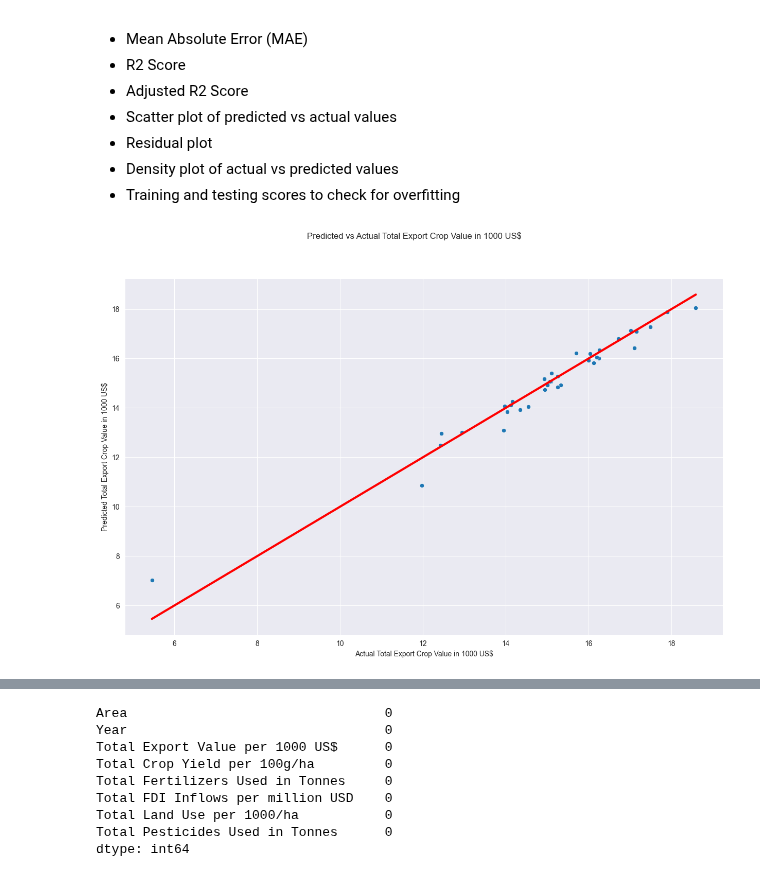
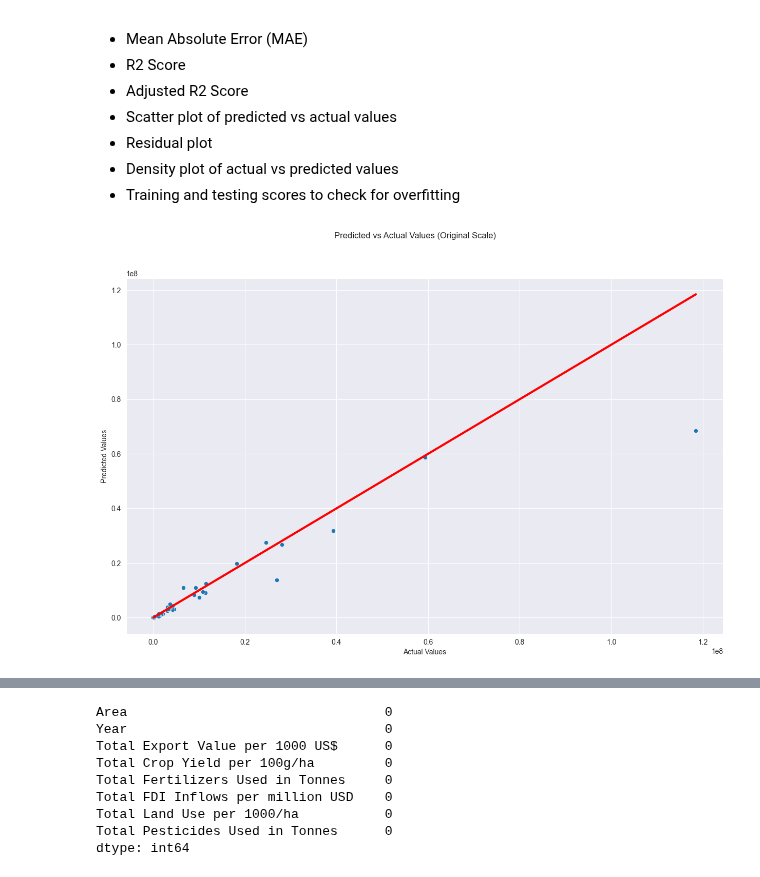
Before and after one commit to tnaccarato/Crop-Forcasting-MLP, a Jupyter notebook: MLP.ipynb, the cells around one changed output, grey strips where cells are left out. Saved outputs shown, nothing was run; the diff lists cells and outputs as text; code cells hidden in the pictures.

```diff
--- a/MLP.ipynb
+++ b/MLP.ipynb
@@ -1532,15 +1532,21 @@ In this section, I will evaluate the model using the following metrics:
 - Density plot of actual vs predicted values
 - Training and testing scores to check for overfitting
 # %%
+# Predict the test results
+y_pred_test = bagging_model.predict(X_test_processed)
+# Reverse the log transformation
+y_pred_test_original = np.expm1(y_pred_test)
+y_test_original = np.expm1(y_test)
+
 # Plotting the results as a scatter plot
 fig, ax = plt.subplots(figsize=(15,9))
-plt.suptitle("Predicted vs Actual Total Export Crop Value in 1000 US$")
-sns.scatterplot(x=y_test, y=y_pred, ax=ax)
-# Add a line for predicted values
-plt.plot([y_test.min(), y_test.max()], [y_test.min(), y_test.max()], color='red', lw=3)
-plt.xlabel("Actual Total Export Crop Value in 1000 US$")
-plt.ylabel("Predicted Total Export Crop Value in 1000 US$")
+plt.suptitle("Predicted vs Actual Values (Original Scale)")
+sns.scatterplot(x=y_test_original, y=y_pred_test_original, ax=ax)
+# Add a line for perfect predictions
+plt.plot([y_test_original.min(), y_test_original.max()], [y_test_original.min(), y_test_original.max()], color='red', lw=3)
+plt.xlabel("Actual Values")
+plt.ylabel("Predicted Values")
 plt.show()
 # %% [output]
-[figure, old version]
+[figure, new version]
 # %%
```
Also changed, not shown: parts of 3 cells of this notebook.
